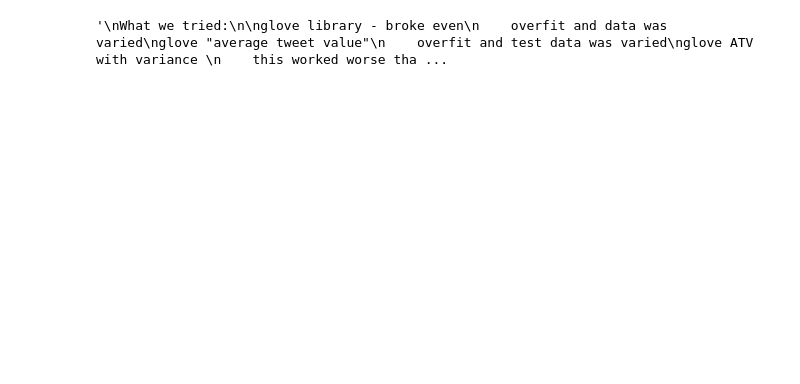
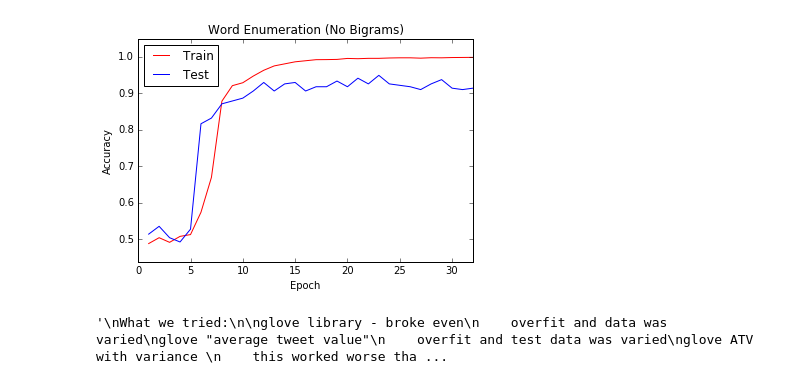
Before and after one commit to tpesout/cmps242-hw5, a Jupyter notebook: tpesout_tweet_classifier.ipynb, the cells around one changed output. Drawn from its saved outputs; the diff is of its cells as text; code cells hidden in the pictures; blank space fills up the shorter version.

Commit message:
inlude plotting in both classifiers, and plots

```diff
--- a/tpesout_tweet_classifier.ipynb
+++ b/tpesout_tweet_classifier.ipynb
@@ -1,8 +1,12 @@
 # %%
 ################################################
-# intialize glove
+# intialize word enumeration
 ################################################
 
+# config
+INCLUDE_BIGRAMS = False
+
+# definitions
 PADDING = 0
 UNKNOWN_WORD = 1
 ENUMERATION_BEGIN = 2
@@ -136,12 +140,12 @@ def tokenize(tweet, lowercase=True, strip_urls=True, strip_punctuation=True):
         tokens = list(filter(lambda x: x.startswith(u'@') or x.startswith(u'#') or x not in _punctuation and not re.match(u"[^\w\d'\s$]+", x), tokens))
     return tokens
 
-
 # get all tweets
 def import_text(tweets):
     tokenized_tweets = [tokenize(tweet) for tweet in tweets]
-    for tweet in tokenized_tweets:
-        add_bigrams_to_tweet(tweet)
+    if INCLUDE_BIGRAMS:
+        for tweet in tokenized_tweets:
+            add_bigrams_to_tweet(tweet)
     w2i = enumerate_words(tokenized_tweets)
     return [get_word_vector(w2i, tweet, enforce_length=50) for tweet in tokenized_tweets], tokenized_tweets, w2i
 # %%
@@ -409,5 +415,5 @@ def train_graph(g, batch_size = 256, num_epochs = 10, iterator = DataIterator):
 
 # this fails, just like us
 g = build_graph()
-tr_losses, te_losses = train_graph(g, num_epochs=16)
+tr_losses, te_losses = train_graph(g, num_epochs=32)
 # %% [output]
@@ -430,3 +437,26 @@ Accuracy after epoch 16  - tr: 0.997314453125 - te: 0.94140625
+# %%
+################################################
+# plot it!
+################################################
+
+%matplotlib inline
+import matplotlib
+import matplotlib.pyplot as plt
+
+title = "Word Enumeration"
+title += " (Bigrams)" if INCLUDE_BIGRAMS else " (No Bigrams)"
+
+x_coords = [i+1 for i in range(len(tr_losses))]
+tr_line, = plt.plot(x_coords, tr_losses, 'r-', label="Train")
+te_line, = plt.plot(x_coords, te_losses, 'b-', label="Test")
+plt.axis([0, len(tr_losses), min(min(tr_losses), min(te_losses)) - .05, 1.05])
+plt.xlabel("Epoch")
+plt.ylabel("Accuracy")
+plt.title(title)
+plt.legend(handles=[tr_line, te_line], loc=2)
+plt.show()
+# %% [output]
+[figure, added]
 # %%
 #TODO: we're overfitting, why?
 
```
Also changed, not shown: parts of 6 cells of this notebook, 7 other files.
